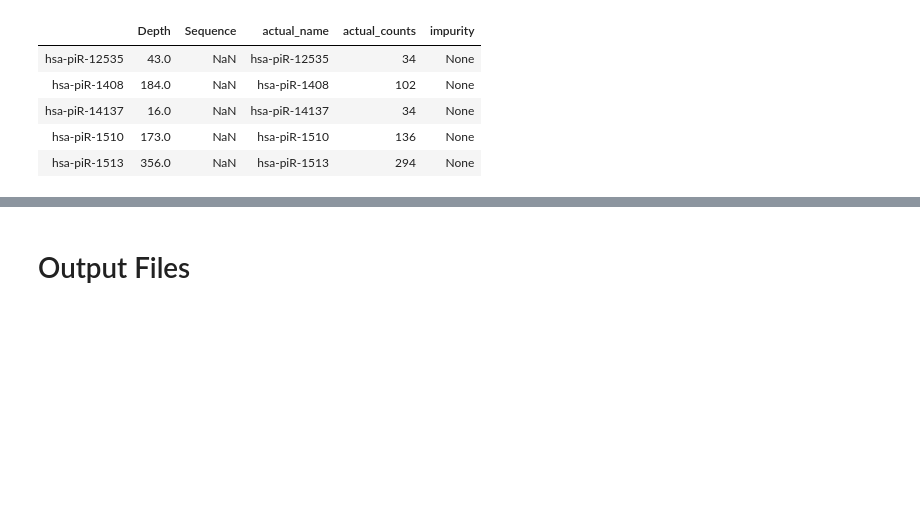
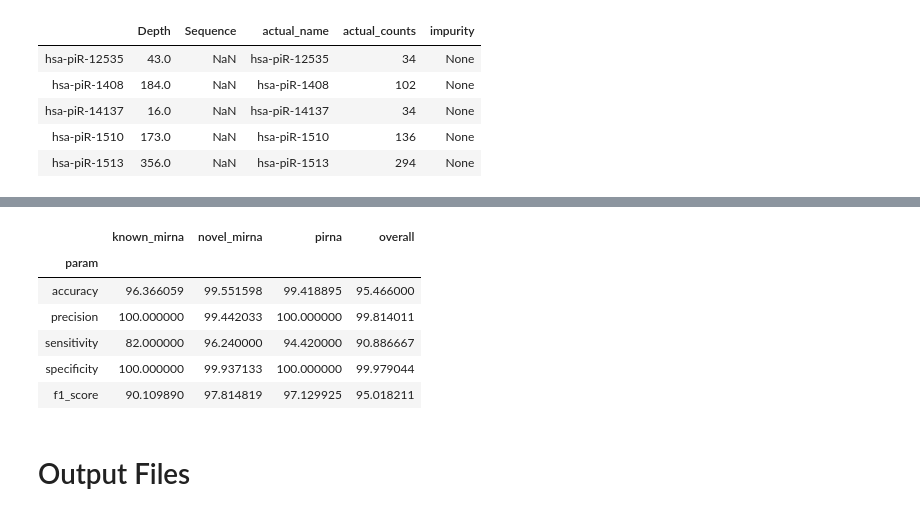
Before and after one commit to vivekruhela/miRPipe, a Jupyter notebook: mirpipe_synthetic.ipynb, the cells around one changed output, grey strips where cells are left out. Drawn from its saved outputs; the diff is of its cells as text; code cells hidden in the pictures; blank space fills up the shorter version.

```diff
--- a/mirpipe_synthetic.ipynb
+++ b/mirpipe_synthetic.ipynb
@@ -1296,3 +1304,13 @@ out_f.to_csv("data/multi_classc_matrix_performance.csv",encoding='utf-8',index=T
+# %%
+pd.read_csv('data/multi_classc_matrix_performance.csv',index_col=0)
+# %% [output]
+|  | known_mirna | novel_mirna | pirna | overall |
+| param |  |  |  |  |
+| accuracy | 96.366059 | 99.551598 | 99.418895 | 95.466000 |
+| precision | 100.000000 | 99.442033 | 100.000000 | 99.814011 |
+| sensitivity | 82.000000 | 96.240000 | 94.420000 | 90.886667 |
+| specificity | 100.000000 | 99.937133 | 100.000000 | 99.979044 |
+| f1_score | 90.109890 | 97.814819 | 97.129925 | 95.018211 |
 # %% [markdown]
 # Output Files
 # %% [markdown]
```
Also changed, not shown: parts of 2 cells of this notebook.
